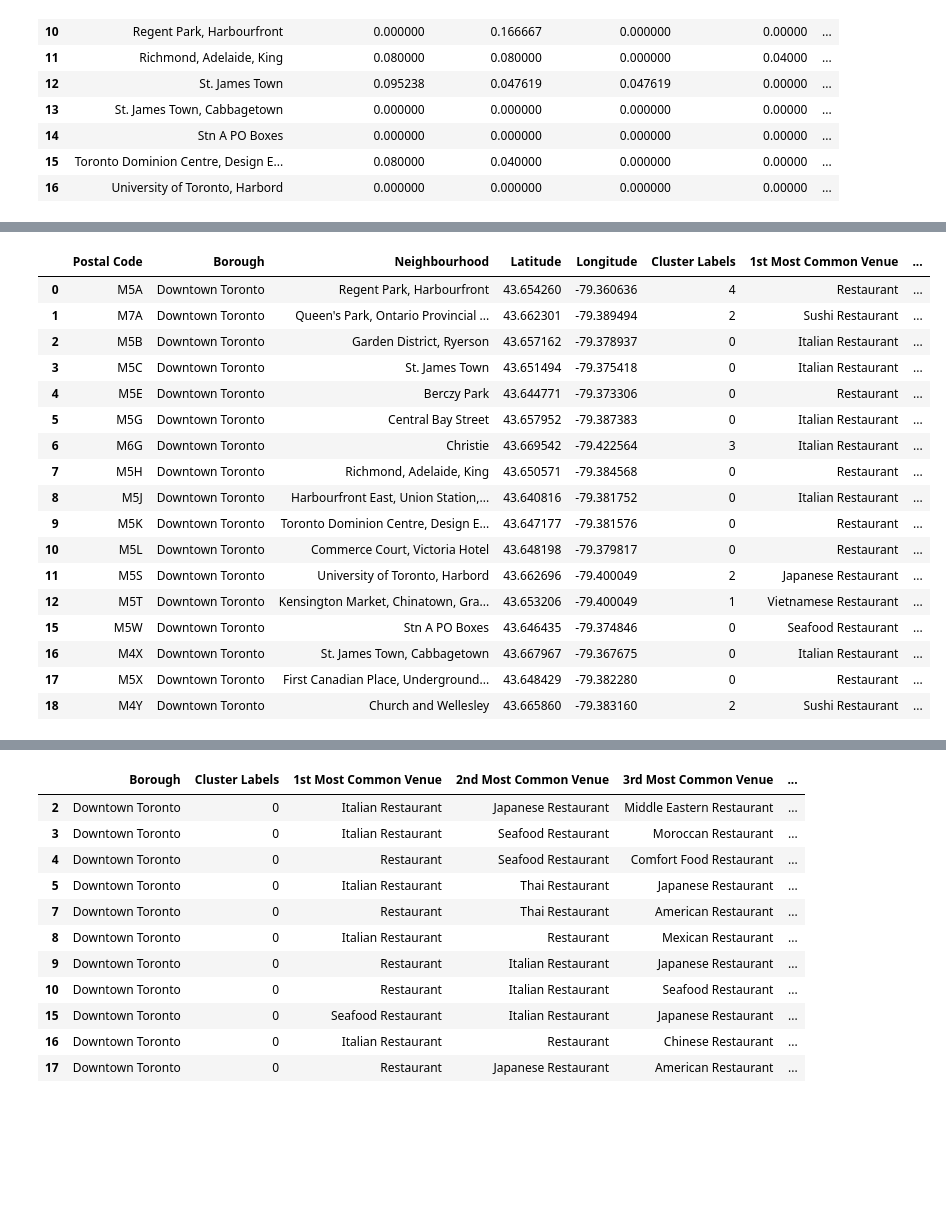
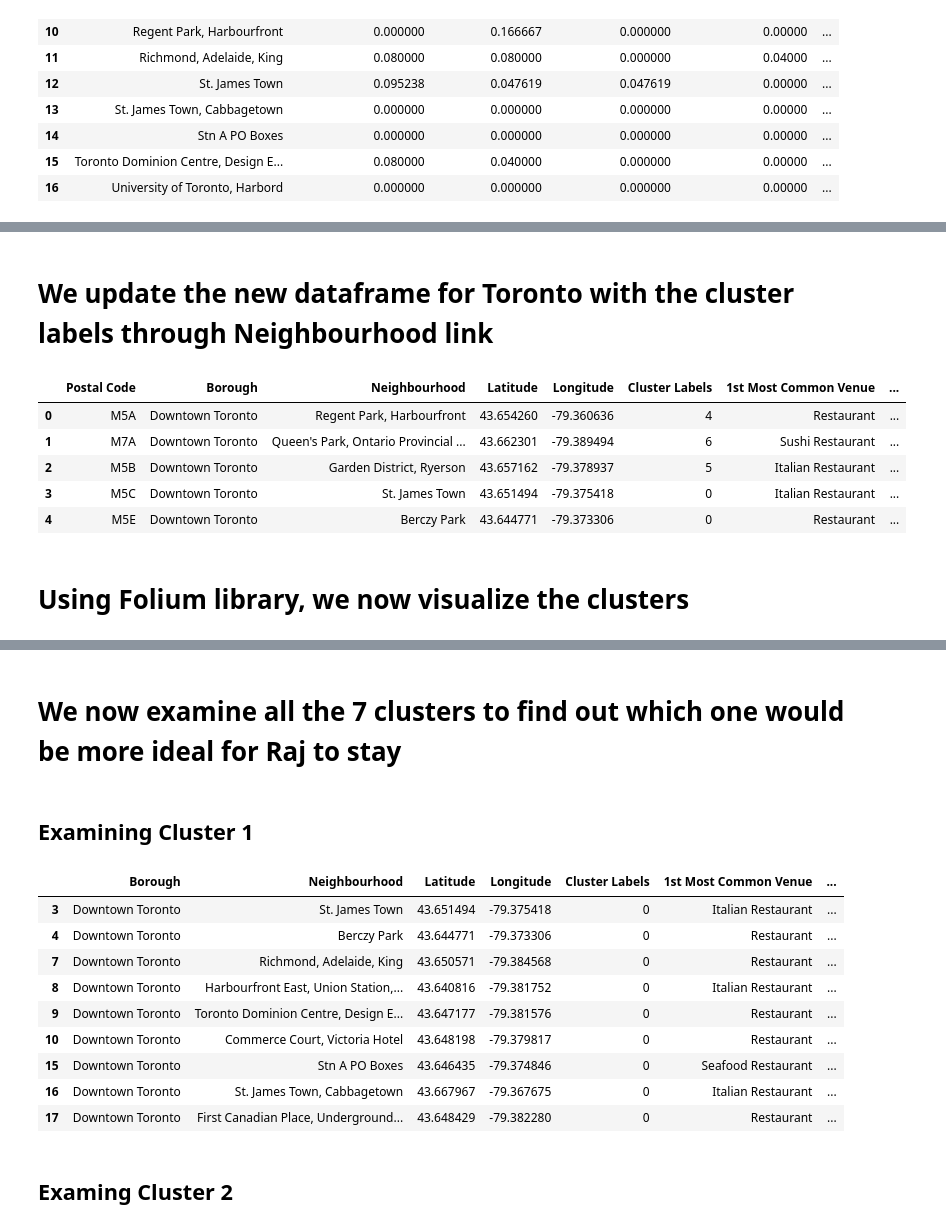
Before and after one commit to vasanst/Coursera_Capstone2, a Jupyter notebook: Week 5 - Capstone Project - Complete Coding.ipynb, the cells around one changed output, grey strips where cells are left out. Drawn from its saved outputs; the diff is of its cells as text; code cells hidden in the pictures; blank space fills up the shorter version.

```diff
--- a/Week 5 - Capstone Project - Complete Coding.ipynb
+++ b/Week 5 - Capstone Project - Complete Coding.ipynb
@@ -172,7 +166,7 @@ The geograpical coordinate of Downtown Toronto  is 43.6541737, -79.3808116451340
 dt_map = folium.Map(location=[latitude, longitude], zoom_start=10)
 
 # add markers to the map
-for lat, lng, borough, neighborhood in zip(df['Latitude'], df['Longitude'], df['Borough'], df['Neighbourhood']):
+for lat, lng, borough, neighborhood in zip(dt_toronto['Latitude'], dt_toronto['Longitude'], dt_toronto['Borough'], dt_toronto['Neighbourhood']):
     label = '{}, {}'.format(neighborhood, borough)
     label = folium.Popup(label, parse_html=True)
     folium.CircleMarker(
@@ -544,6 +546,6 @@ neighbourhoods_venues_sorted.head(10)
 # %%
-# setting the number of clusters
-kmean_clusters = 5
+# setting the number of clusters as 7
+kmean_clusters = 7
 
 dt_toronto_clustering = dt_toronto_onehot_grouped.drop('Neighbourhood', 1)
 
@@ -574,6 +578,6 @@ dt_toronto_merged.head(10)
 # %%
-# assigning the value to a new variable so that the original is unaltered when we add labels
-neighbourhoods_venues_sorted_w_clusters = ''
-neighbourhoods_venues_sorted_w_clusters = neighbourhoods_venues_sorted
-neighbourhoods_venues_sorted
+# assigning the value to a new variable so that the original is unaltered when we add cluster labels
+neighbourhoods_venues_sorted_with_labels = neighbourhoods_venues_sorted
+neighbourhoods_venues_sorted_with_labels.insert(0, 'Cluster Labels', k_means.labels_)
+neighbourhoods_venues_sorted_with_labels.head(5)
 # %% [output]
@@ -610,37 +590,26 @@ neighbourhoods_venues_sorted_w_clusters.head(5)
+# %% [markdown]
+# We update the new dataframe for Toronto with the cluster labels through Neighbourhood link
 # %%
-dt_toronto_merged_updated = dt_toronto_merged.join(neighbourhoods_venues_sorted_w_clusters.set_index('Neighbourhood'), on='Neighbourhood')
+# updating the dataframe for toronto with the cluster labels through Neighbourhood link
+dt_toronto_merged_updated = dt_toronto_merged.join(neighbourhoods_venues_sorted_with_labels.set_index('Neighbourhood'), on='Neighbourhood')
 dt_toronto_merged_updated = dt_toronto_merged_updated[dt_toronto_merged_updated['Cluster Labels'].notna()]
 dt_toronto_merged_updated.reset_index(drop=True)
-dt_toronto_merged_updated['Cluster Labels'] = dt_toronto_merged_updated['Cluster Labels'].astype(int)
-dt_toronto_merged_updated
+dt_toronto_merged_updated['Cluster Labels']= dt_toronto_merged_updated['Cluster Labels'].astype(int) #converting the float value for Cluster Labels as INT
+dt_toronto_merged_updated.head(5)
 #dt_toronto_merged_updated.iloc[0:len(dt_toronto_merged_updated)-1,5].astype(int).to_frame()
 #dt_toronto_merged_updated.iloc[0:len(dt_toronto_merged_updated)-1,5] = dt_toronto_merged_updated.iloc[0:len(dt_toronto_merged_updated)-1,5].astype(int).to_frame()
 #dt_toronto_merged_updated['Cluster Labels'].replace()
 #dt_toronto_merged_updated['Cluster labels'] = dt_toronto_merged_updated['Cluster labels'].astype(int)
 #dt_toronto_merged_updated
-#dt_toronto_merged['Cluster labels'] = dt_toronto_merged['Cluster labels'].astype(int)
-#dt_toronto_merged.head(10)
-#dt_toronto_merged['Cluster Labels'] = int(dt_toronto_merged['Cluster Labels']) * 1
-#dt_toronto_merged
 # %% [output]
 |  | Postal Code | Borough | Neighbourhood | Latitude | Longitude | Cluster Labels | 1st Most Common Venue | ... |
 | 0 | M5A | Downtown Toronto | Regent Park, Harbourfront | 43.654260 | -79.360636 | 4 | Restaurant | ... |
-| 1 | M7A | Downtown Toronto | Queen's Park, Ontario Provincial ... | 43.662301 | -79.389494 | 2 | Sushi Restaurant | ... |
-| 2 | M5B | Downtown Toronto | Garden District, Ryerson | 43.657162 | -79.378937 | 0 | Italian Restaurant | ... |
+| 1 | M7A | Downtown Toronto | Queen's Park, Ontario Provincial ... | 43.662301 | -79.389494 | 6 | Sushi Restaurant | ... |
+| 2 | M5B | Downtown Toronto | Garden District, Ryerson | 43.657162 | -79.378937 | 5 | Italian Restaurant | ... |
 | 3 | M5C | Downtown Toronto | St. James Town | 43.651494 | -79.375418 | 0 | Italian Restaurant | ... |
 | 4 | M5E | Downtown Toronto | Berczy Park | 43.644771 | -79.373306 | 0 | Restaurant | ... |
-| 5 | M5G | Downtown Toronto | Central Bay Street | 43.657952 | -79.387383 | 0 | Italian Restaurant | ... |
-| 6 | M6G | Downtown Toronto | Christie | 43.669542 | -79.422564 | 3 | Italian Restaurant | ... |
-| 7 | M5H | Downtown Toronto | Richmond, Adelaide, King | 43.650571 | -79.384568 | 0 | Restaurant | ... |
-| 8 | M5J | Downtown Toronto | Harbourfront East, Union Station,... | 43.640816 | -79.381752 | 0 | Italian Restaurant | ... |
-| 9 | M5K | Downtown Toronto | Toronto Dominion Centre, Design E... | 43.647177 | -79.381576 | 0 | Restaurant | ... |
-| 10 | M5L | Downtown Toronto | Commerce Court, Victoria Hotel | 43.648198 | -79.379817 | 0 | Restaurant | ... |
-| 11 | M5S | Downtown Toronto | University of Toronto, Harbord | 43.662696 | -79.400049 | 2 | Japanese Restaurant | ... |
-| 12 | M5T | Downtown Toronto | Kensington Market, Chinatown, Gra... | 43.653206 | -79.400049 | 1 | Vietnamese Restaurant | ... |
-| 15 | M5W | Downtown Toronto | Stn A PO Boxes | 43.646435 | -79.374846 | 0 | Seafood Restaurant | ... |
-| 16 | M4X | Downtown Toronto | St. James Town, Cabbagetown | 43.667967 | -79.367675 | 0 | Italian Restaurant | ... |
-| 17 | M5X | Downtown Toronto | First Canadian Place, Underground... | 43.648429 | -79.382280 | 0 | Restaurant | ... |
-| 18 | M4Y | Downtown Toronto | Church and Wellesley | 43.665860 | -79.383160 | 2 | Sushi Restaurant | ... |
+# %% [markdown]
+# Using Folium library, we now visualize the clusters
 # %%
 # create a map with folium
 map_restaurants_10 = folium.Map(location=[latitude,longitude], tiles='cartodbpositron',
@@ -670,21 +639,25 @@ for lat, lon, poi, cluster in zip(dt_toronto_merged_updated['Latitude'],
 map_restaurants_10
 # %% [output]
 [interactive output not drawn]
+# %% [markdown]
+# We now examine all the 7 clusters to find out which one would be more ideal for Raj to stay
+# %% [markdown]
+## Examining Cluster 1
 # %%
 #examing cluster 1
-dt_toronto_merged_updated.loc[dt_toronto_merged_updated['Cluster Labels'] == 0, dt_toronto_merged_updated.columns[[1] + list(range(5, dt_toronto_merged_updated.shape[1]))]]
+dt_toronto_merged_updated.loc[dt_toronto_merged_updated['Cluster Labels'] == 0, dt_toronto_merged_updated.columns[[1] + list(range(2, dt_toronto_merged_updated.shape[1]))]]
 # %% [output]
-|  | Borough | Cluster Labels | 1st Most Common Venue | 2nd Most Common Venue | 3rd Most Common Venue | ... |
-| 2 | Downtown Toronto | 0 | Italian Restaurant | Japanese Restaurant | Middle Eastern Restaurant | ... |
-| 3 | Downtown Toronto | 0 | Italian Restaurant | Seafood Restaurant | Moroccan Restaurant | ... |
-| 4 | Downtown Toronto | 0 | Restaurant | Seafood Restaurant | Comfort Food Restaurant | ... |
-| 5 | Downtown Toronto | 0 | Italian Restaurant | Thai Restaurant | Japanese Restaurant | ... |
-| 7 | Downtown Toronto | 0 | Restaurant | Thai Restaurant | American Restaurant | ... |
-| 8 | Downtown Toronto | 0 | Italian Restaurant | Restaurant | Mexican Restaurant | ... |
-| 9 | Downtown Toronto | 0 | Restaurant | Italian Restaurant | Japanese Restaurant | ... |
-| 10 | Downtown Toronto | 0 | Restaurant | Italian Restaurant | Seafood Restaurant | ... |
-| 15 | Downtown Toronto | 0 | Seafood Restaurant | Italian Restaurant | Japanese Restaurant | ... |
-| 16 | Downtown Toronto | 0 | Italian Restaurant | Restaurant | Chinese Restaurant | ... |
-| 17 | Downtown Toronto | 0 | Restaurant | Japanese Restaurant | American Restaurant | ... |
+|  | Borough | Neighbourhood | Latitude | Longitude | Cluster Labels | 1st Most Common Venue | ... |
+| 3 | Downtown Toronto | St. James Town | 43.651494 | -79.375418 | 0 | Italian Restaurant | ... |
+| 4 | Downtown Toronto | Berczy Park | 43.644771 | -79.373306 | 0 | Restaurant | ... |
+| 7 | Downtown Toronto | Richmond, Adelaide, King | 43.650571 | -79.384568 | 0 | Restaurant | ... |
+| 8 | Downtown Toronto | Harbourfront East, Union Station,... | 43.640816 | -79.381752 | 0 | Italian Restaurant | ... |
+| 9 | Downtown Toronto | Toronto Dominion Centre, Design E... | 43.647177 | -79.381576 | 0 | Restaurant | ... |
+| 10 | Downtown Toronto | Commerce Court, Victoria Hotel | 43.648198 | -79.379817 | 0 | Restaurant | ... |
+| 15 | Downtown Toronto | Stn A PO Boxes | 43.646435 | -79.374846 | 0 | Seafood Restaurant | ... |
+| 16 | Downtown Toronto | St. James Town, Cabbagetown | 43.667967 | -79.367675 | 0 | Italian Restaurant | ... |
+| 17 | Downtown Toronto | First Canadian Place, Underground... | 43.648429 | -79.382280 | 0 | Restaurant | ... |
+# %% [markdown]
+## Examing Cluster 2
 # %%
 #examing cluster 2
```
Also changed, not shown: parts of 51 cells of this notebook.
